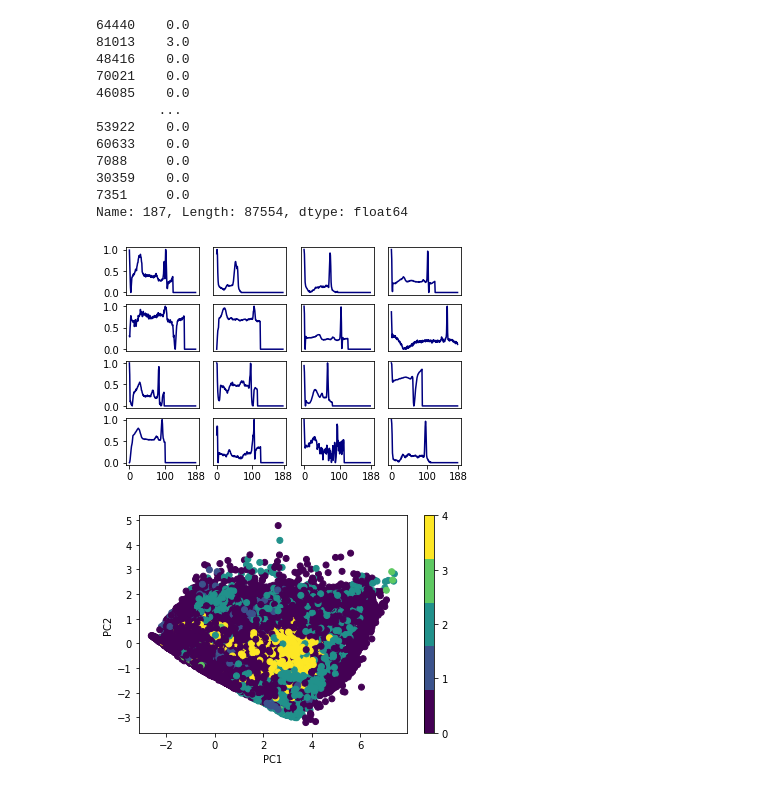
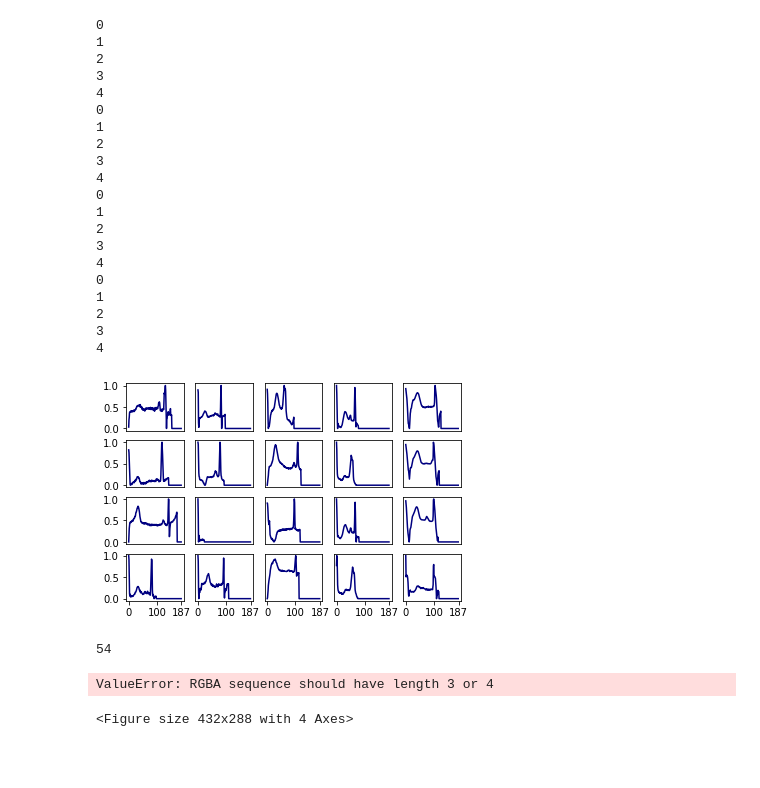
Before and after one commit to nkdnnlr/ECG-Heartbeat-Classification, a Jupyter notebook: ECG_Heartbeat_Classification/data_exploration_mibih.ipynb, the cells around one changed output. Drawn from its saved outputs; the diff is of its cells as text; code cells hidden in the pictures; blank space fills up the shorter version.

```diff
--- a/ECG_Heartbeat_Classification/data_exploration_mibih.ipynb
+++ b/ECG_Heartbeat_Classification/data_exploration_mibih.ipynb
@@ -21,18 +23,5 @@ X = np.array(df_train[list(range(187))].values)[..., np.newaxis]
 
 Y = df_train[187]
 X = df_train.iloc[:, :187]
-X
-Y
+# X
+# Y
-# %% [output]
-64440    0.0
-81013    3.0
-48416    0.0
-70021    0.0
-46085    0.0
-        ...
-53922    0.0
-60633    0.0
-7088     0.0
-30359    0.0
-7351     0.0
-Name: 187, Length: 87554, dtype: float64
@@ -42,17 +28,39 @@ Name: 187, Length: 87554, dtype: float64
 # %%
-fig, axes = plt.subplots(nrows=4, ncols=4)
+fig, axes = plt.subplots(nrows=4, ncols=5)
 
 for i, ax in enumerate(fig.axes):
-    X.iloc[i,:].plot(ax=ax, color='navy')
+    print(i%5)
+    X[Y==i%5].iloc[i,:].plot(ax=ax, color='navy')
     ax.set_xticks([])
     ax.set_yticks([])
-for i in [0, 4, 8, 12]:
+for i in [0, 5, 10, 15]:
     fig.axes[i].set_yticks([0, 0.5, 1])
-for i in [12, 13, 14, 15]:
-    fig.axes[i].set_xticks([0, 100, 188])
+for i in [15, 16, 17, 18, 19]:
+    fig.axes[i].set_xticks([0, 100, 187])
+plt.savefig('mibih_samples.svg')
 plt.show()
 # %% [output]
+0
+1
+2
+3
+4
+0
+1
+2
+3
+4
+0
+1
+2
+3
+4
+0
+1
+2
+3
+4
-[figure, old version]
+[figure, new version]
 # %%
 pca = PCA().fit(X)
 evr = np.cumsum(pca.explained_variance_ratio_)
@@ -69,20 +69,8 @@ plt.show()
 # %%
-n_components = cut_index.item()
+n_components = cut_index[0].item()#.item()
 ipca = IncrementalPCA(n_components=n_components, batch_size=100)
 X_ipca = ipca.fit_transform(X)
-
-# plt.scatter(X_ipca[:, 0], X_ipca[:, 1], lw=2, color='navy')
-# plt.show()
+# %% [output]
+54
+ValueError: RGBA sequence should have length 3 or 4
+<Figure size 432x288 with 4 Axes>
-# %%
-# colors = ['navy', 'turquoise', 'darkorange', 'green', 'red']
-colors = ['#440154', '#3B528B', '#21918B', '#5EC962', '#FDE725']
-
-plt.scatter(X_ipca[:, 0], X_ipca[:, 1], c=Y, cmap=mpl.colors.ListedColormap(colors))
-plt.xlabel("PC1")
-plt.ylabel("PC2")
-cb = plt.colorbar()
-cb.set_ticks([0, 1, 2, 3, 4])
-# cb.set_ticklabels(colors)
-plt.show()
-# %% [output]
-[figure, removed]
```
Also changed, not shown: parts of 7 cells of this notebook, 1 other file.
